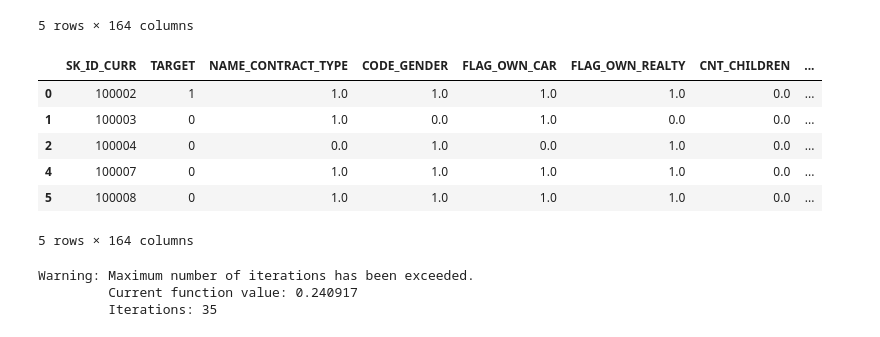
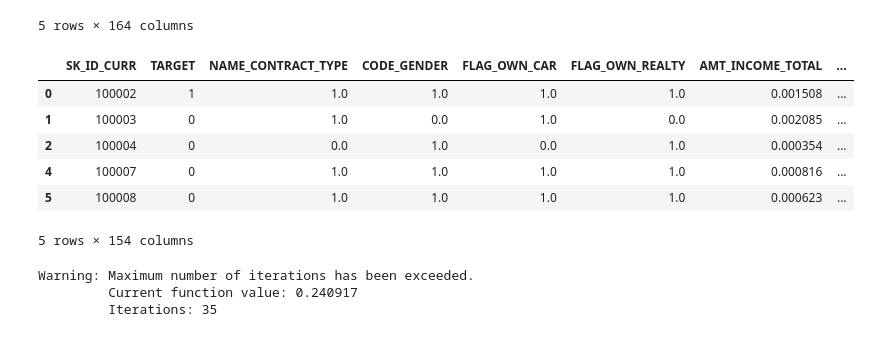
Before and after one commit to benbananas/ORIE5741_final, a Jupyter notebook: model_copy-ext-norm.ipynb, the cells around one changed output. Cells and saved outputs as stored; diff of their text form; code cells hidden in the pictures.

Commit message:
New data + new results

```diff
--- a/model_copy-ext-norm.ipynb
+++ b/model_copy-ext-norm.ipynb
@@ -18,7 +18,7 @@ from sklearn.metrics import confusion_matrix
 from sklearn.metrics import classification_report
 from sklearn.utils import class_weight
 # %%
-df = pd.read_csv("cleaned_data.csv", index_col=0)
+df = pd.read_csv("../data/cleaned_data_ext.csv", index_col=0)
 df_orig = df
 
 df = df[df["CODE_GENDER"] != "XNA"] # filter out gender = XNA bc only 4 entries
@@ -85,15 +101,15 @@ df.head()
 5 rows × 164 columns
 # %%
 # normalize columns that are not one hot
-for i in df.columns[1:]:
-    if set(pd.unique(df[i])) != {0, 1}: #0 or 1
-      df[i] = (df[i] - df[i].min()) / (df[i].max() - df[i].min())
-df.head()
+for i in df_tmp.columns[1:]:
+    if set(pd.unique(df_tmp[i])) != {0, 1}: #0 or 1
+      df_tmp[i] = (df_tmp[i] - df_tmp[i].min()) / (df_tmp[i].max() - df_tmp[i].min())
+df_tmp.head()
 # %% [output]
-|  | SK_ID_CURR | TARGET | NAME_CONTRACT_TYPE | CODE_GENDER | FLAG_OWN_CAR | FLAG_OWN_REALTY | CNT_CHILDREN | ... |
-| 0 | 100002 | 1 | 1.0 | 1.0 | 1.0 | 1.0 | 0.0 | ... |
-| 1 | 100003 | 0 | 1.0 | 0.0 | 1.0 | 0.0 | 0.0 | ... |
-| 2 | 100004 | 0 | 0.0 | 1.0 | 0.0 | 1.0 | 0.0 | ... |
-| 4 | 100007 | 0 | 1.0 | 1.0 | 1.0 | 1.0 | 0.0 | ... |
-| 5 | 100008 | 0 | 1.0 | 1.0 | 1.0 | 1.0 | 0.0 | ... |
+|  | SK_ID_CURR | TARGET | NAME_CONTRACT_TYPE | CODE_GENDER | FLAG_OWN_CAR | FLAG_OWN_REALTY | AMT_INCOME_TOTAL | ... |
+| 0 | 100002 | 1 | 1.0 | 1.0 | 1.0 | 1.0 | 0.001508 | ... |
+| 1 | 100003 | 0 | 1.0 | 0.0 | 1.0 | 0.0 | 0.002085 | ... |
+| 2 | 100004 | 0 | 0.0 | 1.0 | 0.0 | 1.0 | 0.000354 | ... |
+| 4 | 100007 | 0 | 1.0 | 1.0 | 1.0 | 1.0 | 0.000816 | ... |
+| 5 | 100008 | 0 | 1.0 | 1.0 | 1.0 | 1.0 | 0.000623 | ... |
-5 rows × 164 columns
+5 rows × 154 columns
```
Also changed, not shown: parts of 2 cells of this notebook, 3 other files.
